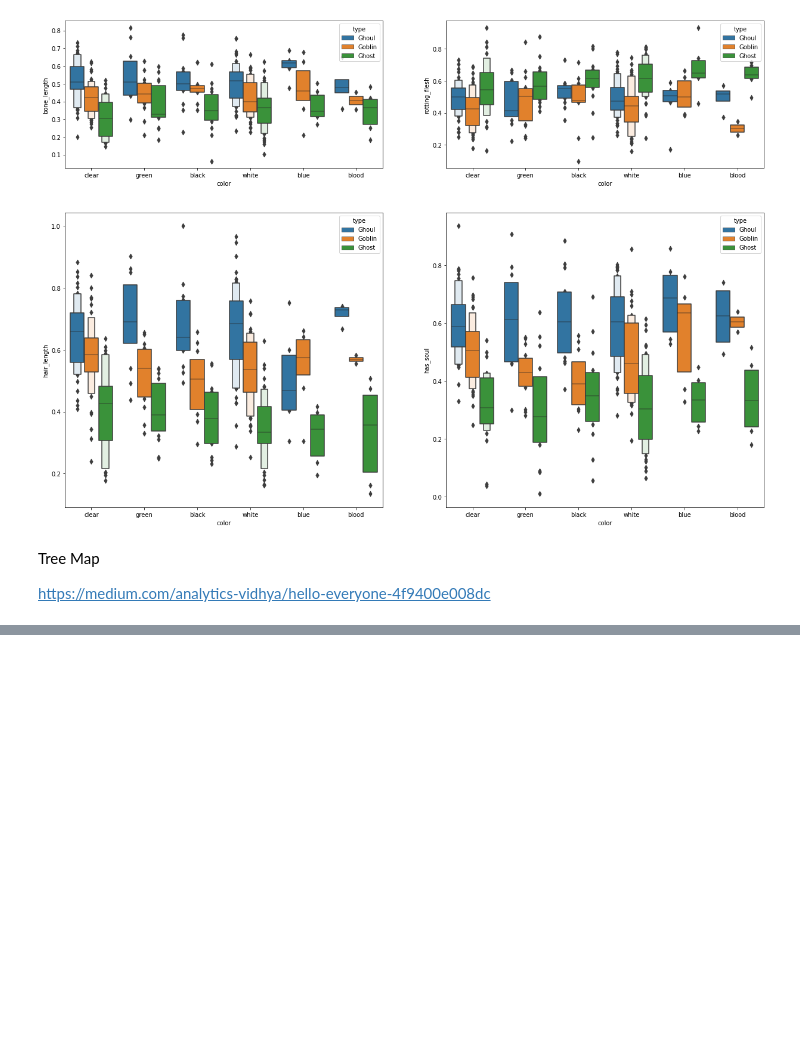
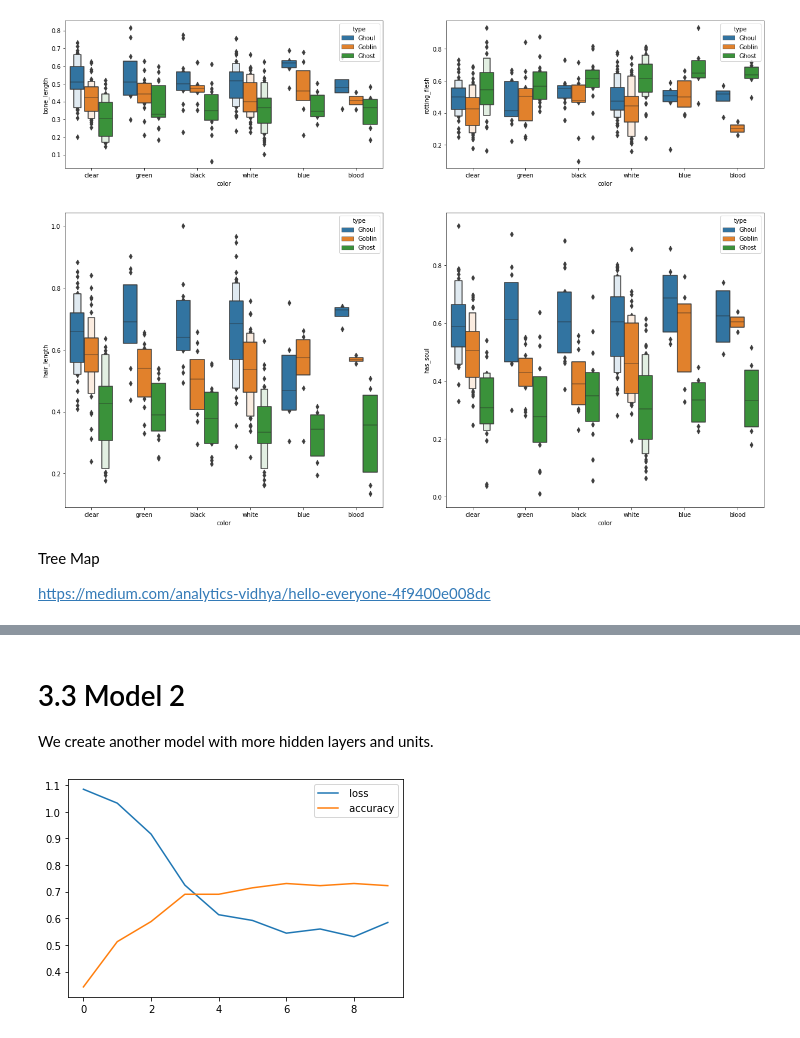
Before and after one commit to poolGolez/project-roosevelt, a Jupyter notebook: ghosts-goblins-ghosts-gotcha.ipynb, the cells around one changed output, grey strips where cells are left out. Saved outputs shown, nothing was run; the diff lists cells and outputs as text; code cells hidden in the pictures; blank space fills up the shorter version.

```diff
--- a/ghosts-goblins-ghosts-gotcha.ipynb
+++ b/ghosts-goblins-ghosts-gotcha.ipynb
@@ -349,0 +520,27 @@ https://medium.com/analytics-vidhya/hello-everyone-4f9400e008dc
+# %% [markdown]
+# 3.3 Model 2
+
+We create another model with more hidden layers and units.
+# %%
+tf.random.set_seed(42)
+
+model2 = tf.keras.Sequential([
+    tf.keras.layers.Dense(100, activation='relu'),
+    tf.keras.layers.Dense(100, activation='relu'),
+    tf.keras.layers.Dense(100, activation='relu'),
+    tf.keras.layers.Dense(100, activation='relu'),
+    tf.keras.layers.Dense(100, activation='relu'),
+    tf.keras.layers.Dense(3, activation='sigmoid')
+], name="model2")
+
+model2.compile(
+    loss=tf.keras.losses.SparseCategoricalCrossentropy(),
+    optimizer=tf.keras.optimizers.Adam(),
+    metrics=['accuracy']
+)
+
+history2 = model2.fit(X_train, y_train, epochs=EPOCHS, verbose=0)
+# %%
+plot_history(history2)
+# %% [output]
+[figure, added]
```
Also changed, not shown: parts of 19 cells of this notebook.
